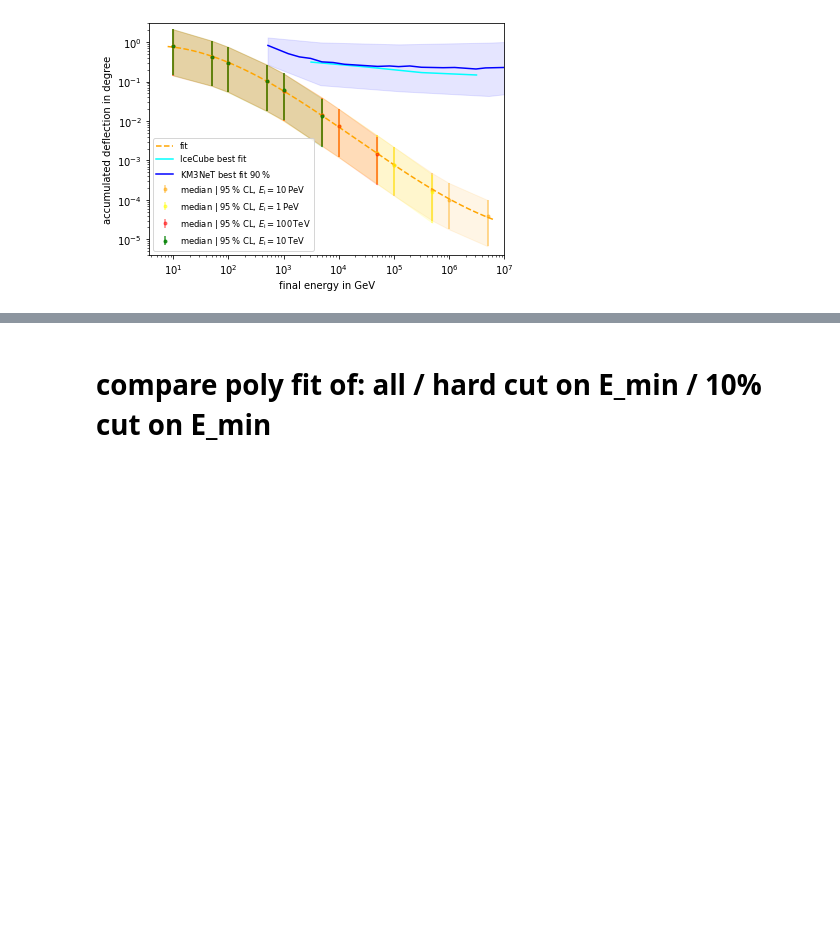
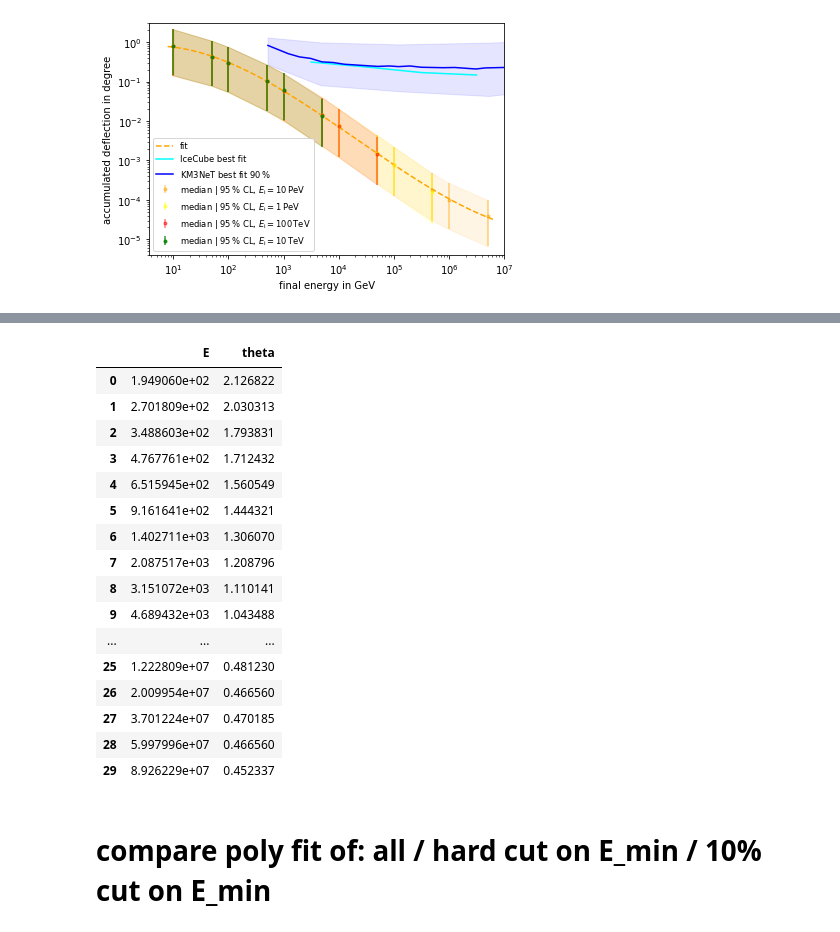
Before and after one commit to pascalgutjahr/muon-deflection-paper, a Jupyter notebook: deflection/total_defl_combined_moliere.ipynb, the cells around one changed output, grey strips where cells are left out. Drawn from its saved outputs; the diff is of its cells as text; code cells hidden in the pictures; blank space fills up the shorter version.

Commit message:
read csv

```diff
--- a/deflection/total_defl_combined_moliere.ipynb
+++ b/deflection/total_defl_combined_moliere.ipynb
@@ -718,3 +792,24 @@ poly params:  [ 0.02407291 -0.31206222  0.37943753 -0.21557717] , errors:  [0.00
+# %%
+IceCube_191008488 = pd.read_csv('angular_resolution/IceCube_1910.08488.csv', sep=';', names=['E', 'theta'], decimal=',')
+IceCube_191008488
+# %% [output]
+|  | E | theta |
+| 0 | 1.949060e+02 | 2.126822 |
+| 1 | 2.701809e+02 | 2.030313 |
+| 2 | 3.488603e+02 | 1.793831 |
+| 3 | 4.767761e+02 | 1.712432 |
+| 4 | 6.515945e+02 | 1.560549 |
+| 5 | 9.161641e+02 | 1.444321 |
+| 6 | 1.402711e+03 | 1.306070 |
+| 7 | 2.087517e+03 | 1.208796 |
+| 8 | 3.151072e+03 | 1.110141 |
+| 9 | 4.689432e+03 | 1.043488 |
+| ... | ... | ... |
+| 25 | 1.222809e+07 | 0.481230 |
+| 26 | 2.009954e+07 | 0.466560 |
+| 27 | 3.701224e+07 | 0.470185 |
+| 28 | 5.997996e+07 | 0.466560 |
+| 29 | 8.926229e+07 | 0.452337 |
 # %% [markdown]
 # compare poly fit of: all / hard cut on E_min / 10% cut on E_min
 # %%
```
Also changed, not shown: parts of 1 cell of this notebook.
